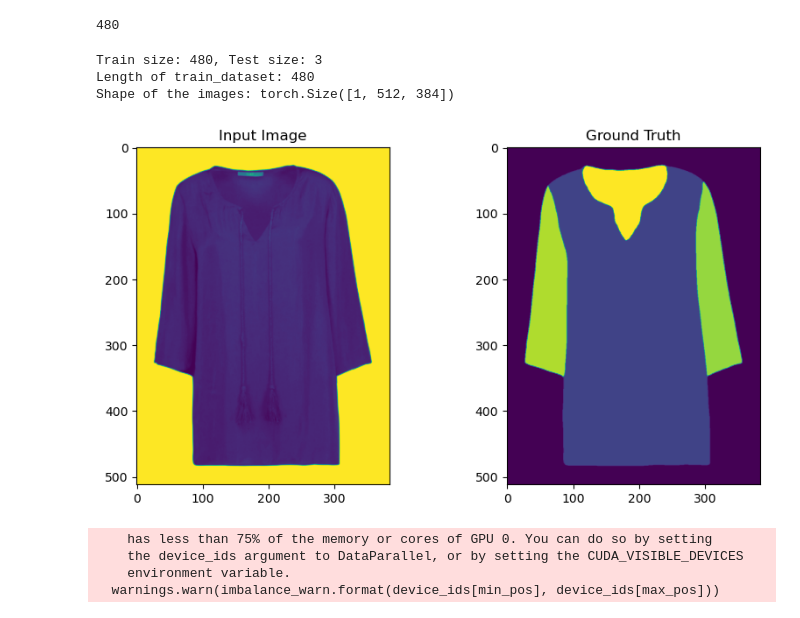
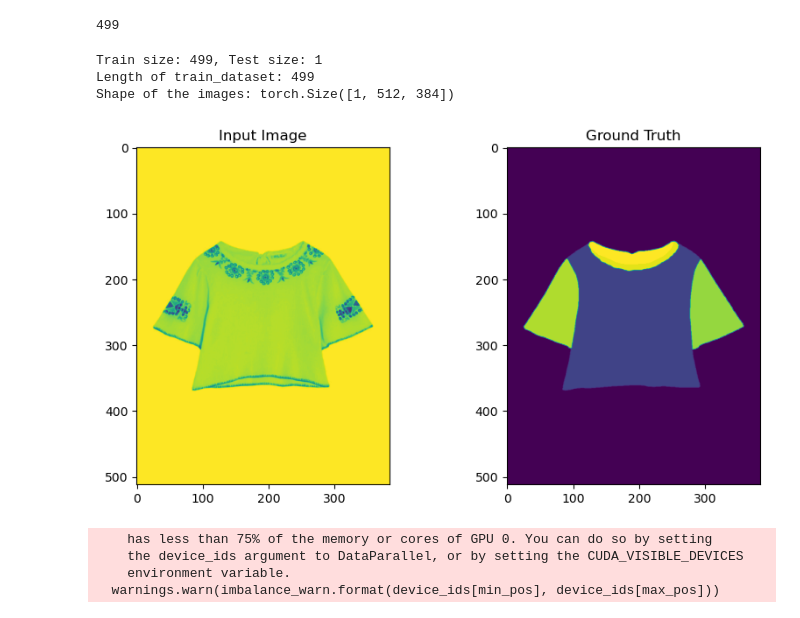
Before and after one commit to MosaabRkia/SegmentationParser-, a Jupyter notebook: 1_Model_UNet_Train.ipynb, the cells around one changed output. Saved outputs shown, nothing was run; the diff lists cells and outputs as text; code cells hidden in the pictures.

Commit message:
update unet train network for logs

```diff
--- a/1_Model_UNet_Train.ipynb
+++ b/1_Model_UNet_Train.ipynb
@@ -109,7 +109,7 @@ subset_indices = torch.randperm(full_dataset_size)[:subset_size].tolist()
 subset = Subset(full_set, subset_indices)
 
 # Now, calculate train and test sizes for the subset
-train_size = int(0.995 * len(subset))  # 90% of the subset size
+train_size = int(0.999 * len(subset))  # 90% of the subset size
 test_size = len(subset) - train_size  # The rest for testing
 
 # Split the subset into train and test
@@ -117,7 +117,7 @@ train_dataset, test_dataset = random_split(subset, [train_size, test_size], gene
 
 print(len(train_dataset))
 # %% [output]
-480
+499
 # %%
 # Section for data augmentation
 # Including augmentations to the dataset can help improve the model's performance
@@ -214,31 +450,31 @@ if apply_augmentations:
 # %%
 # Description of dataloader
 # DataLoader is used to load the data in batches
 # It is used to load the data in parallel using multiprocessing workers
 dataloader_train = DataLoader(train_dataset, batch_size=batch_size, shuffle=True, num_workers=0, pin_memory=True)
 dataloader_test = DataLoader(test_dataset, batch_size=batch_size, shuffle=True, num_workers=0, pin_memory=True)
 
 print(f'Train size: {len(train_dataset)}, Test size: {len(test_dataset)}')
 print(f"Length of train_dataset: {len(train_dataset)}")
 
 # Get the example image from the train dataset
-first_image_train, first_image_gt = train_dataset[4]
+first_image_train, first_image_gt = train_dataset[1]
 print(f'Shape of the images: {first_image_train.shape}')
 
 # Plot the first image side by side
 fig, axes = plt.subplots(1, 2, figsize=(10, 5))
 axes[0].imshow(first_image_train.permute(1, 2, 0))
 axes[0].set_title('Input Image')
 axes[1].imshow(first_image_gt.permute(1, 2, 0))
 axes[1].set_title('Ground Truth')
 
 
 plt.show()
 # %% [output]
-Train size: 480, Test size: 3
-Length of train_dataset: 480
+Train size: 499, Test size: 1
+Length of train_dataset: 499
 Shape of the images: torch.Size([1, 512, 384])
-[figure, old version]
+[figure, new version]
 # %%
 # The diagram is provided to understand the architecture
 # The architecture is based on the SegNet model
```
Also changed, not shown: parts of 4 cells of this notebook.
